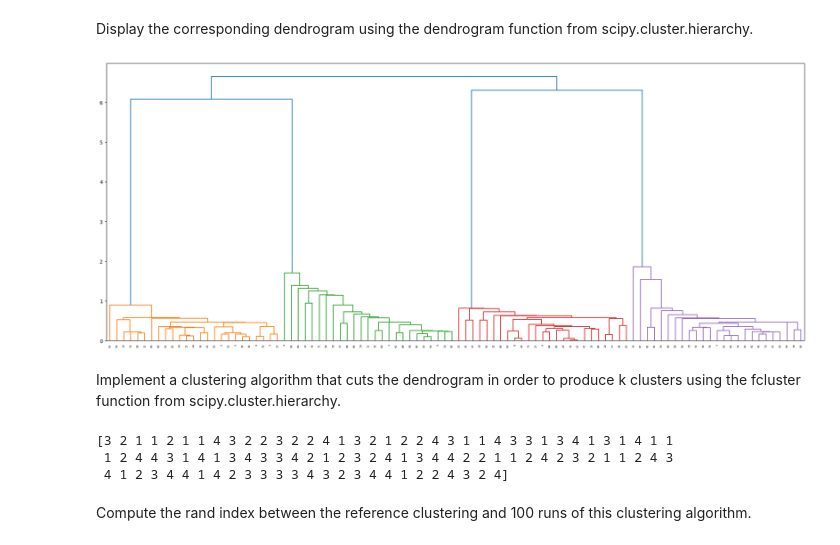
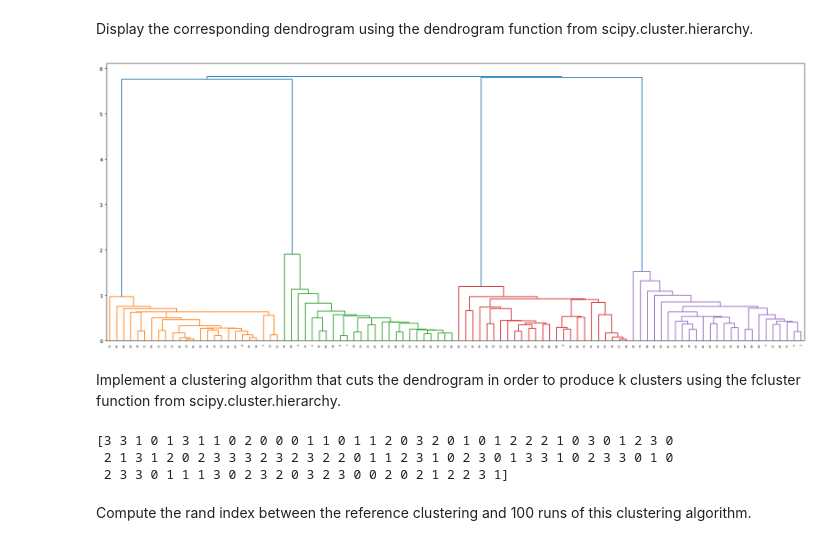
Before and after one commit to ioloizou/artificial-intelligence, a Jupyter notebook: Lab_1/artinClustering.ipynb, the cells around one changed output. Cells and saved outputs as stored; diff of their text form; code cells hidden in the pictures.

```diff
--- a/Lab_1/artinClustering.ipynb
+++ b/Lab_1/artinClustering.ipynb
@@ -22,10 +20,11 @@ from sklearn.datasets import make_blobs
 Generate a set of 100 points in a 2 dimensional space split into 4 non overlapping
 clusters.
 # %%
-centers = [(10, 10), (10, 20), (20, 10), (20, 20)]
+from sklearn import datasets
+cluster_centers = [(10,10),(10,20),(20,10),(20,20)]
 cluster_std = [0.8, 1, 0.7, 1.1]
 
-X, true_label = make_blobs(n_samples=100, cluster_std=cluster_std, centers=centers, n_features=2, random_state=1)
+x,cluster_label = datasets.make_blobs(n_samples=100,n_features=2,centers=cluster_centers, cluster_std=cluster_std)
 # %% [markdown]
 Display the set with one color per cluster using the scatter function from matplotlib.pyplot
 # %%
@@ -126,28 +120,28 @@ We have n*(n-1)/2 rows which means we calculate all the distances of the unique
 # %% [markdown]
 Compute the single link hierarchical clustering using the linkage function from scipy.cluster.hierarchy.
 # %%
-from scipy.cluster.hierarchy import linkage, dendrogram
-
-linkaged_cluster = linkage(X, metric = 'euclidean')
+from scipy.cluster.hierarchy import linkage
+slh_clust = linkage(x)
 # %% [markdown]
 Display the corresponding dendrogram using the dendrogram function from scipy.cluster.hierarchy.
 # %%
-fig = plt.figure(figsize=(25, 10))
-dn = dendrogram(linkaged_cluster)
+from scipy.cluster.hierarchy import dendrogram
+plt.figure(figsize=(25,10))
+dn = dendrogram(slh_clust)
 plt.show()
 # %% [output]
-[figure, old version]
+[figure, new version]
 # %% [markdown]
 Implement a clustering algorithm that cuts the dendrogram in order to produce k clusters using the fcluster function from scipy.cluster.hierarchy.
-# %%
-from scipy.cluster.hierarchy import ward, fcluster
-
-fcluster_cluster = fcluster(linkaged_cluster, t=4, criterion='maxclust')
-
-print(fcluster_cluster)
-# %% [output]
-[3 2 1 1 2 1 1 4 3 2 2 3 2 2 4 1 3 2 1 2 2 4 3 1 1 4 3 3 1 3 4 1 3 1 4 1 1
- 1 2 4 4 3 1 4 1 3 4 3 3 4 2 1 2 3 2 4 1 3 4 4 2 2 1 1 2 4 2 3 2 1 1 2 4 3
- 4 1 2 3 4 4 1 4 2 3 3 3 3 4 3 2 3 4 4 1 2 2 4 3 2 4]
+# %%
+from scipy.cluster.hierarchy import fcluster
+k = 4  #desired number of clusters (can use also criterion = distance and select a threshold to cut)
+cut = fcluster(slh_clust, t= k, criterion='maxclust')
+cut = cut -1
+print(cut)
+# %% [output]
+[3 3 1 0 1 3 1 1 0 2 0 0 0 1 1 0 1 1 2 0 3 2 0 1 0 1 2 2 2 1 0 3 0 1 2 3 0
+ 2 1 3 1 2 0 2 3 3 3 2 3 2 3 2 2 0 1 1 2 3 1 0 2 3 0 1 3 3 1 0 2 3 3 0 1 0
+ 2 3 3 0 1 1 1 3 0 2 3 2 0 3 2 3 0 0 2 0 2 1 2 2 3 1]
 # %% [markdown]
 Compute the rand index between the reference clustering and 100 runs of this clustering algorithm.
```
Also changed, not shown: parts of 24 cells of this notebook, 1 other file.
